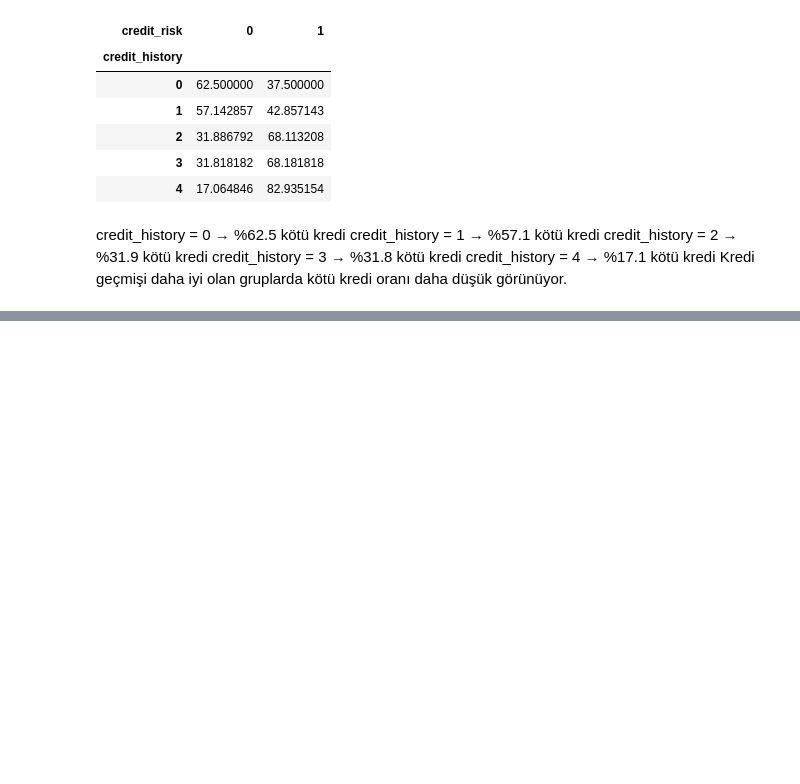
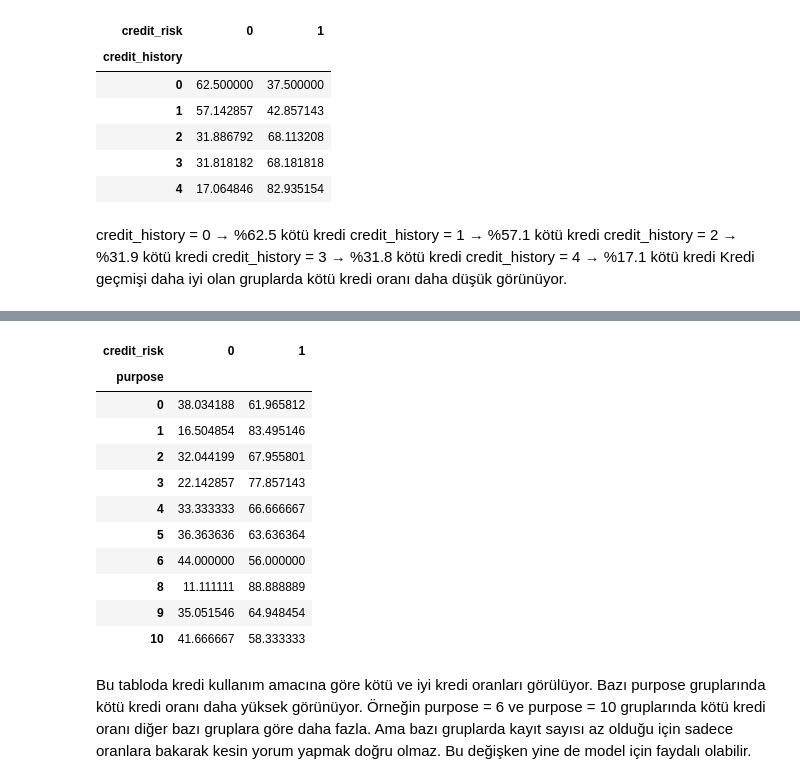
Before and after one commit to Esr1903/credit-risk-scoring-system, a Jupyter notebook: notebooks/02_veri_kesfi_ve_grafikler.ipynb, the cells around one changed output, grey strips where cells are left out. Saved outputs shown, nothing was run; the diff lists cells and outputs as text; code cells hidden in the pictures; blank space fills up the shorter version.

```diff
--- a/notebooks/02_veri_kesfi_ve_grafikler.ipynb
+++ b/notebooks/02_veri_kesfi_ve_grafikler.ipynb
@@ -363,0 +408,18 @@ Kredi geçmişi daha iyi olan gruplarda kötü kredi oranı daha düşük görü
+# %%
+purpose_risk_table = pd.crosstab(df["purpose"], df["credit_risk"], normalize="index") * 100
+purpose_risk_table
+# %% [output]
+| credit_risk | 0 | 1 |
+| purpose |  |  |
+| 0 | 38.034188 | 61.965812 |
+| 1 | 16.504854 | 83.495146 |
+| 2 | 32.044199 | 67.955801 |
+| 3 | 22.142857 | 77.857143 |
+| 4 | 33.333333 | 66.666667 |
+| 5 | 36.363636 | 63.636364 |
+| 6 | 44.000000 | 56.000000 |
+| 8 | 11.111111 | 88.888889 |
+| 9 | 35.051546 | 64.948454 |
+| 10 | 41.666667 | 58.333333 |
+# %% [markdown]
+Bu tabloda kredi kullanım amacına göre kötü ve iyi kredi oranları görülüyor. Bazı purpose gruplarında kötü kredi oranı daha yüksek görünüyor. Örneğin purpose = 6 ve purpose = 10 gruplarında kötü kredi oranı diğer bazı gruplara göre daha fazla. Ama bazı gruplarda kayıt sayısı az olduğu için sadece oranlara bakarak kesin yorum yapmak doğru olmaz. Bu değişken yine de model için faydalı olabilir.
```
Also changed, not shown: parts of 4 cells of this notebook.
